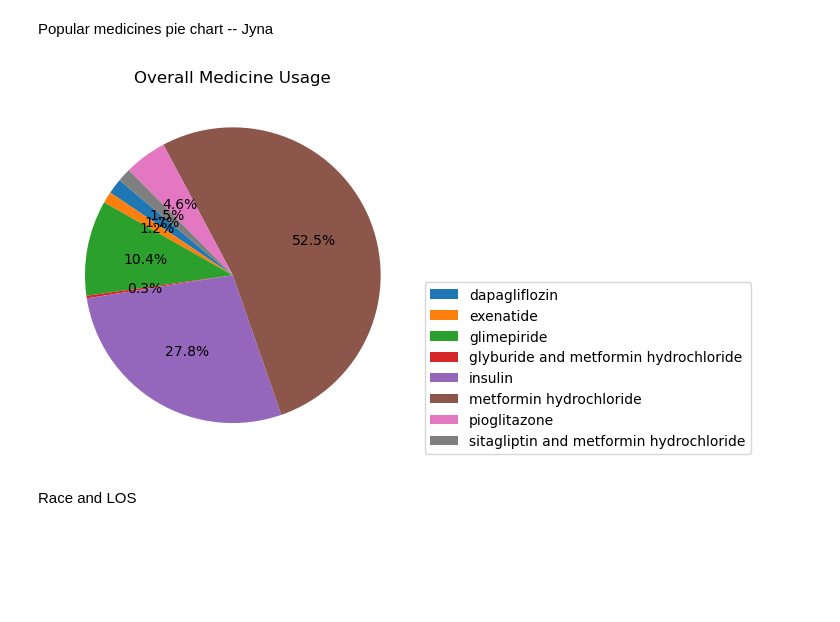
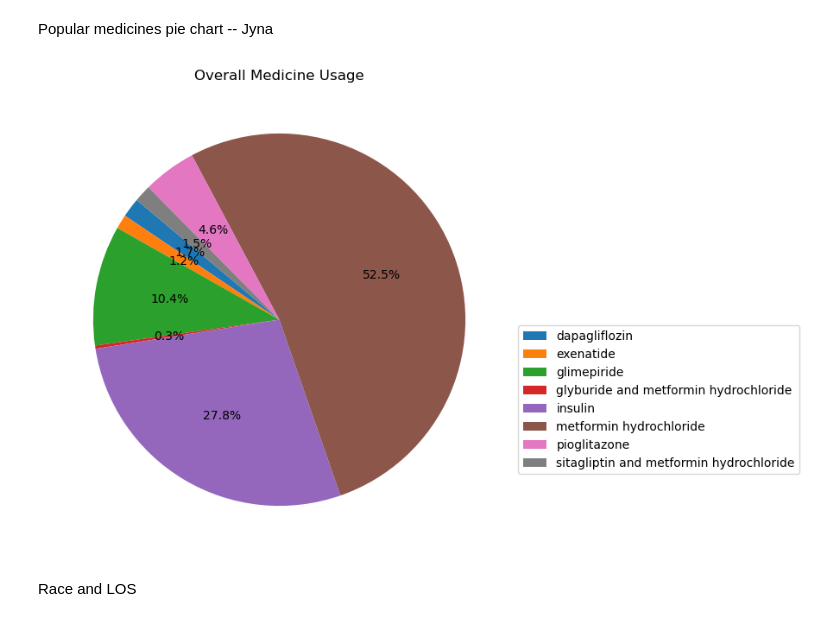
Before and after one commit to HarrietKumah/info2950-final-project, a Jupyter notebook: Phase IV.ipynb, the cells around one changed output. Saved outputs shown, nothing was run; the diff lists cells and outputs as text; code cells hidden in the pictures; blank space fills up the shorter version.

Commit message:
interpretations
fixed interpretations and changed the fig size for pie chart

```diff
--- a/Phase IV.ipynb
+++ b/Phase IV.ipynb
@@ -169,30 +169,19 @@ Popular medicines pie chart -- Jyna
 # %%
 medicines = medication_df.columns[2:]
 
-# medicine_usage = medication_df[medicine_columns].sum()
-# colors = plt.cm.viridis(range(len(medicine_usage)))
-
-#plt.figure(figsize=(8, 8))
-# plt.pie(medicine_usage, labels=medicine_usage.index, autopct='%1.1f%%', startangle=140)
-
-
-# plt.title('Overall Medicine Usage')
-
-# plt.legend(medicine_usage.index, loc='upper left', bbox_to_anchor=(1, 0.5))
-
-# plt.show()
+plt.figure(figsize=(7, 7))
 
 meds = medication_df[medicines].sum()
 
 labels = medication_df.columns[2:]
 plt.pie(meds, autopct='%1.1f%%', startangle=140)
 
 
 plt.title('Overall Medicine Usage')
 plt.legend(meds.index, bbox_to_anchor=(1, 0.5))
 plt.show()
 # %% [output]
-[figure, old version]
+[figure, new version]
 # %% [markdown]
 Race and LOS
 # %% [markdown]
```
Also changed, not shown: parts of 6 cells of this notebook.
